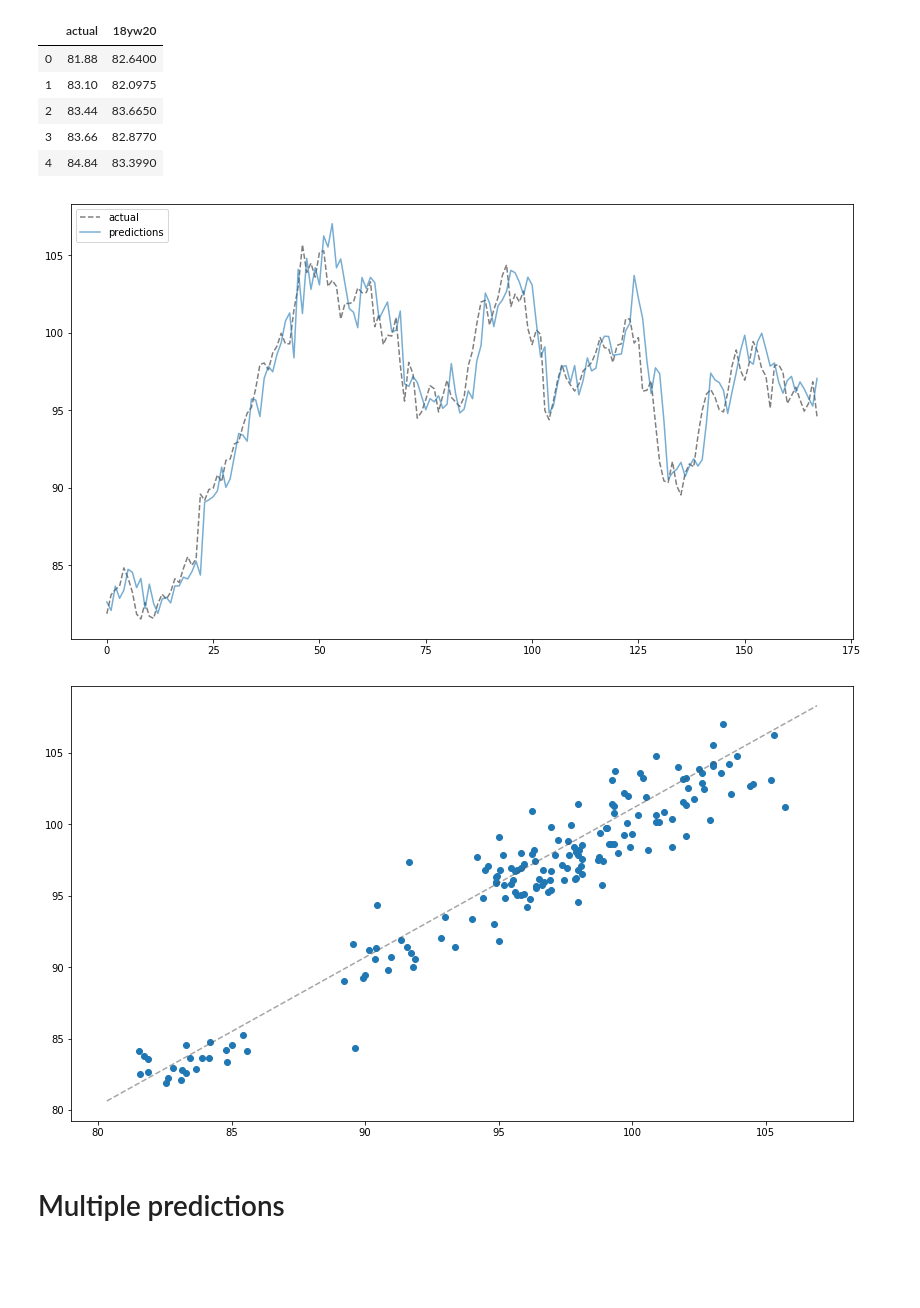
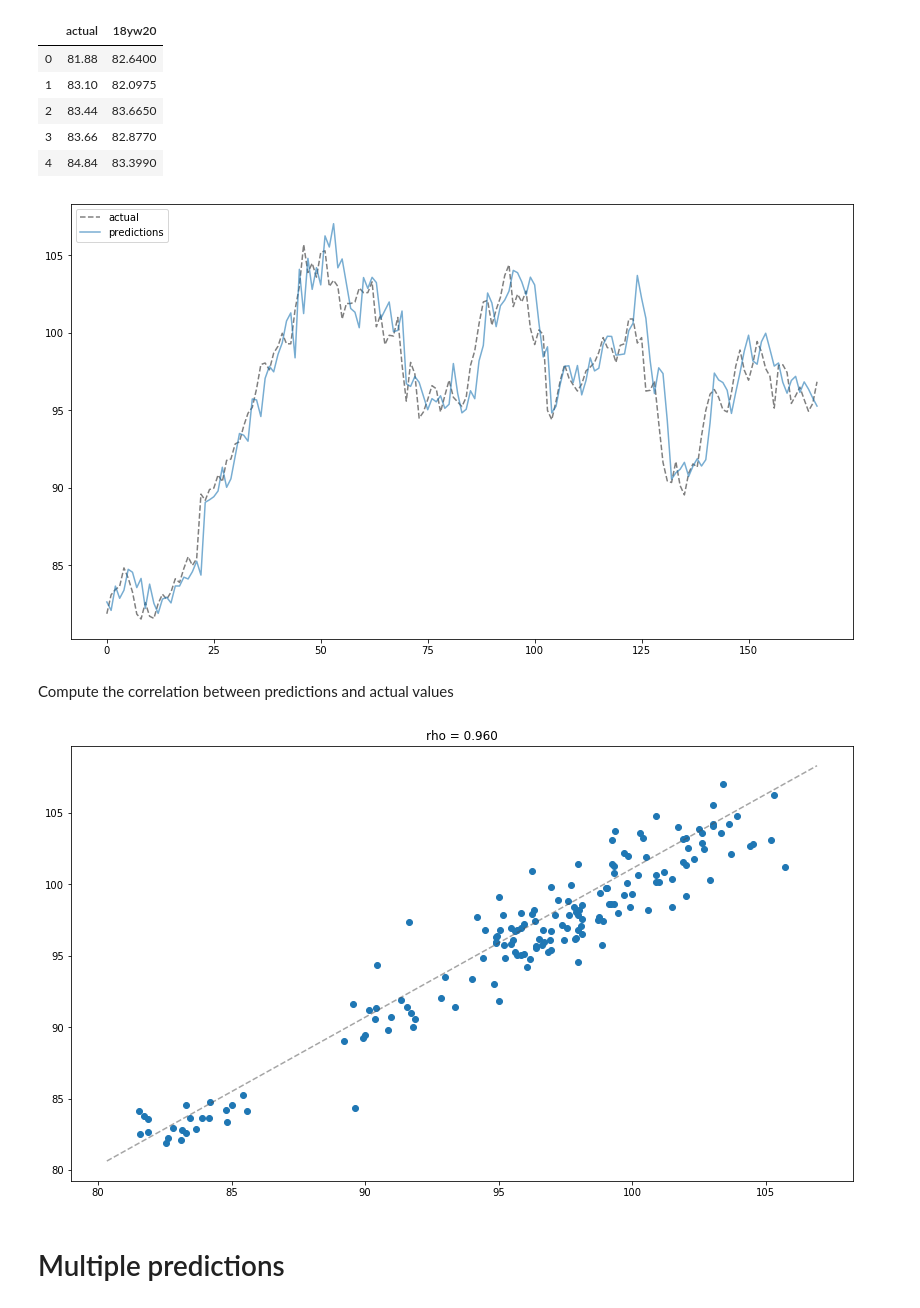
Before and after one commit to renero/trader, a Jupyter notebook: resources/plot_predictions.ipynb, the cells around one changed output. Saved outputs shown, nothing was run; the diff lists cells and outputs as text; code cells hidden in the pictures; blank space fills up the shorter version.

```diff
--- a/resources/plot_predictions.ipynb
+++ b/resources/plot_predictions.ipynb
@@ -16,20 +17,22 @@ preds.head(3)
 | 4 | 84.84 | 83.3990 |
 # %%
 plt.figure(figsize=(14,8))
-plt.plot(preds.actual.iloc[:200], 'k--', alpha=0.5, label='actual')
-# plt.plot(preds[preds.columns[1]].iloc[:200], alpha=0.6, label='predictions')
+plt.plot(preds.actual, 'k--', alpha=0.5, label='actual')
 plt.plot(preds[preds.columns[1]], alpha=0.6, label='predictions')
 plt.legend(loc='upper left')
 plt.show()
 # %% [output]
-[figure, old version]
+[figure, new version]
+# %% [markdown]
+Compute the correlation between predictions and actual values
 # %%
 plt.figure(figsize=(14,8))
-plt.scatter(preds.actual.iloc[:200], preds[preds.columns[1]].iloc[:200])
+plt.scatter(preds.actual, preds[preds.columns[1]])
 plt.plot(plt.xlim(), plt.ylim(), ls='--', c='.3', alpha=0.5)
+plt.title('rho = {:.3f}'.format(pearsonr(preds.actual, preds[preds.columns[1]])[0]))
 plt.show()
 # %% [output]
-[figure, old version]
+[figure, new version]
 # %% [markdown]
 # Multiple predictions
 # %%
```
Also changed, not shown: parts of 13 cells of this notebook, 2 other files.
